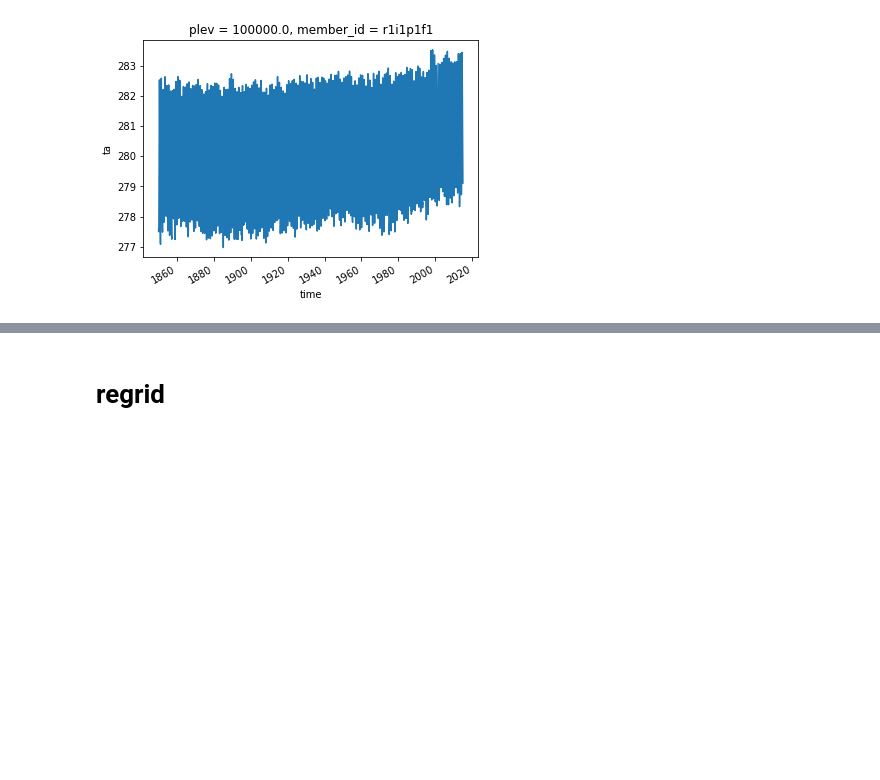
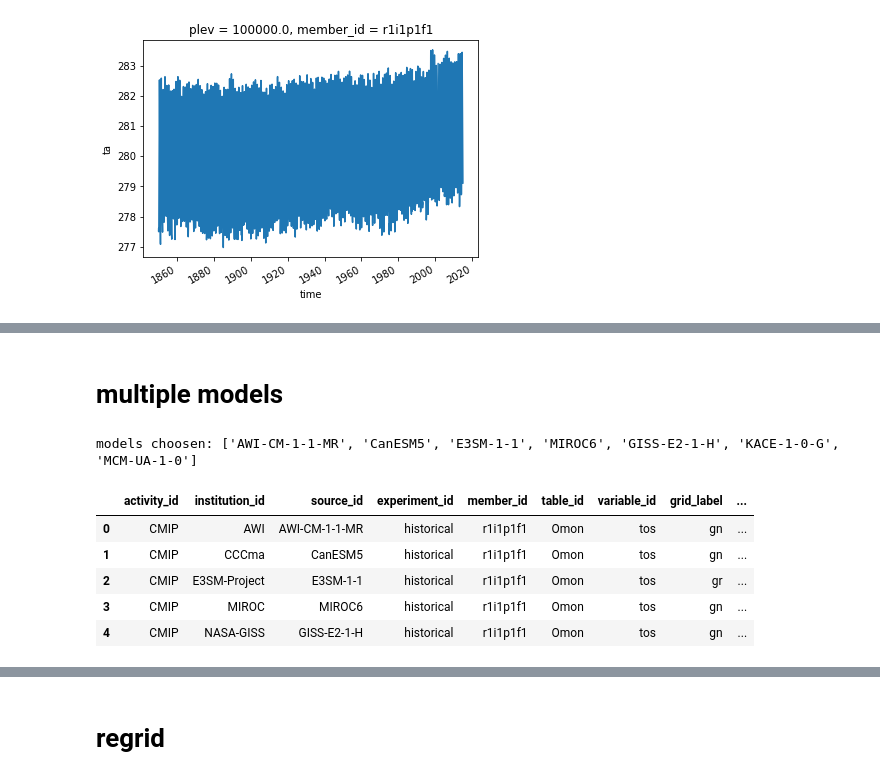
Before and after one commit to aaronspring/LunchBytes_intake-esm_cloud, a Jupyter notebook: tutorial.ipynb, the cells around one changed output, grey strips where cells are left out. Saved outputs shown, nothing was run; the diff lists cells and outputs as text; code cells hidden in the pictures; blank space fills up the shorter version.

```diff
--- a/tutorial.ipynb
+++ b/tutorial.ipynb
@@ -81,0 +133,19 @@ yearmean(da_gm).plot()
+# %% [markdown]
+# multiple models
+# %%
+variable='tos'
+query = dict(experiment_id='historical', table_id='Omon', member_id='r1i1p1f1',
+             variable_id=variable)
+cat = col.search(**query)
+models = list(cat.df.source_id.unique())[::5]
+print(f'models choosen: {models}')
+cat = cat.search(source_id=models)
+cat.df.head()
+# %% [output]
+models choosen: ['AWI-CM-1-1-MR', 'CanESM5', 'E3SM-1-1', 'MIROC6', 'GISS-E2-1-H', 'KACE-1-0-G', 'MCM-UA-1-0']
+|  | activity_id | institution_id | source_id | experiment_id | member_id | table_id | variable_id | grid_label | ... |
+| 0 | CMIP | AWI | AWI-CM-1-1-MR | historical | r1i1p1f1 | Omon | tos | gn | ... |
+| 1 | CMIP | CCCma | CanESM5 | historical | r1i1p1f1 | Omon | tos | gn | ... |
+| 2 | CMIP | E3SM-Project | E3SM-1-1 | historical | r1i1p1f1 | Omon | tos | gr | ... |
+| 3 | CMIP | MIROC | MIROC6 | historical | r1i1p1f1 | Omon | tos | gn | ... |
+| 4 | CMIP | NASA-GISS | GISS-E2-1-H | historical | r1i1p1f1 | Omon | tos | gn | ... |
```
Also changed, not shown: parts of 25 cells of this notebook, 1 other file.
